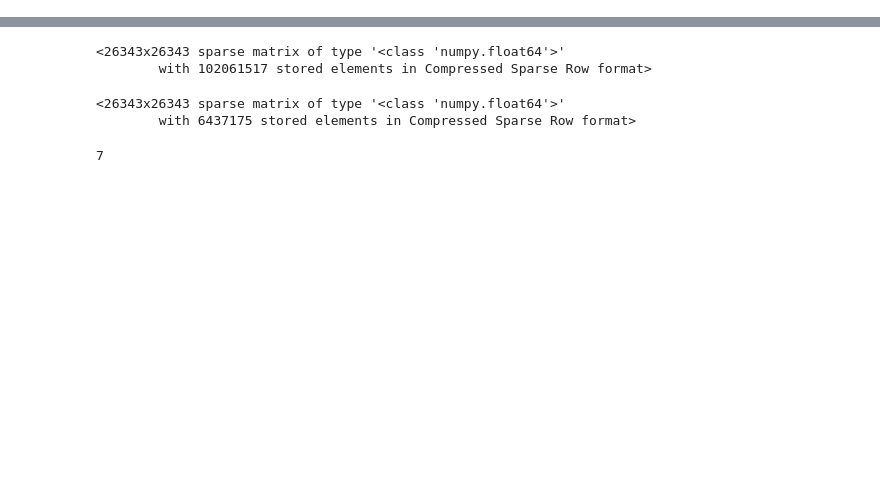
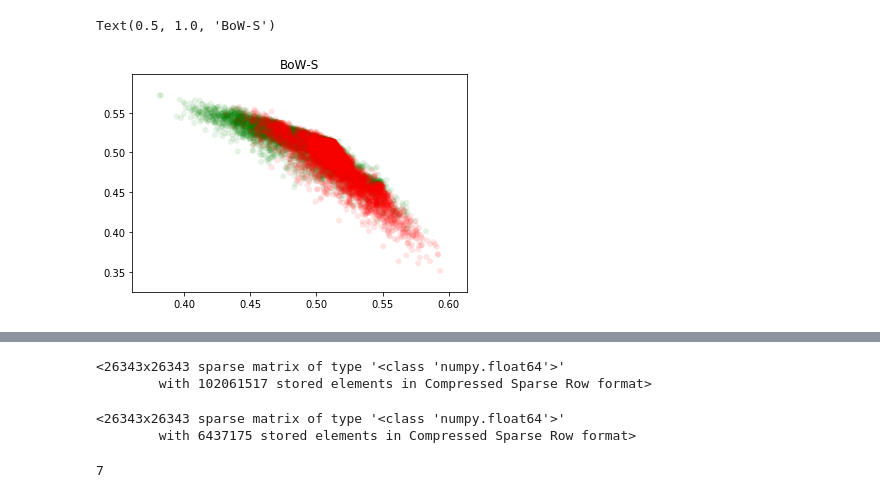
Before and after one commit to UFMG-Database-lab/TGA, a Jupyter notebook: ipython/c-bow-features.ipynb, the cells around one changed output, grey strips where cells are left out. Saved outputs shown, nothing was run; the diff lists cells and outputs as text; code cells hidden in the pictures; blank space fills up the shorter version.

```diff
--- a/ipython/c-bow-features.ipynb
+++ b/ipython/c-bow-features.ipynb
@@ -27,0 +302,8 @@ def read_dataset(pathname):
+# %%
+weak_clf = LogisticRegression(random_state=42, n_jobs=12)
+#weak_params = {'penalty': ['l1', 'l2'], 'class_weight': ['balanced', None], 'solver': ['liblinear'], 'C': [1, 10, 0.1, 0.01]}
+weak_params = {'penalty': ['l2'], 'class_weight': [None], 'solver': ['liblinear'], 'C': [0.01]}
+meta_clf = DecisionTreeClassifier()
+meta_params = { 'criterion': [ "gini", "entropy" ] }
+oal = OneVsAllGridClassifier( weak_params, weak_clf, meta_params, meta_clf )
+y_pred = oal.fit_predict(X, scores)
@@ -27,0 +316,11 @@ def read_dataset(pathname):
+# %%
+X_pred = oal.predict_proba_weak(X)
+# %%
+colors = { -1: 'red', 0: 'blue', 1: 'green' }
+
+plt.scatter(np.array(X_pred[:,0].T)[0], np.array(X_pred[:,1].T)[0],
+            linewidth=0, c=[ colors[y_] for y_ in scores ], alpha=0.1)
+plt.title('BoW-S')
+# %% [output]
+Text(0.5, 1.0, 'BoW-S')
+[figure, added]
```
Also changed, not shown: parts of 71 cells of this notebook, 5 other files.
